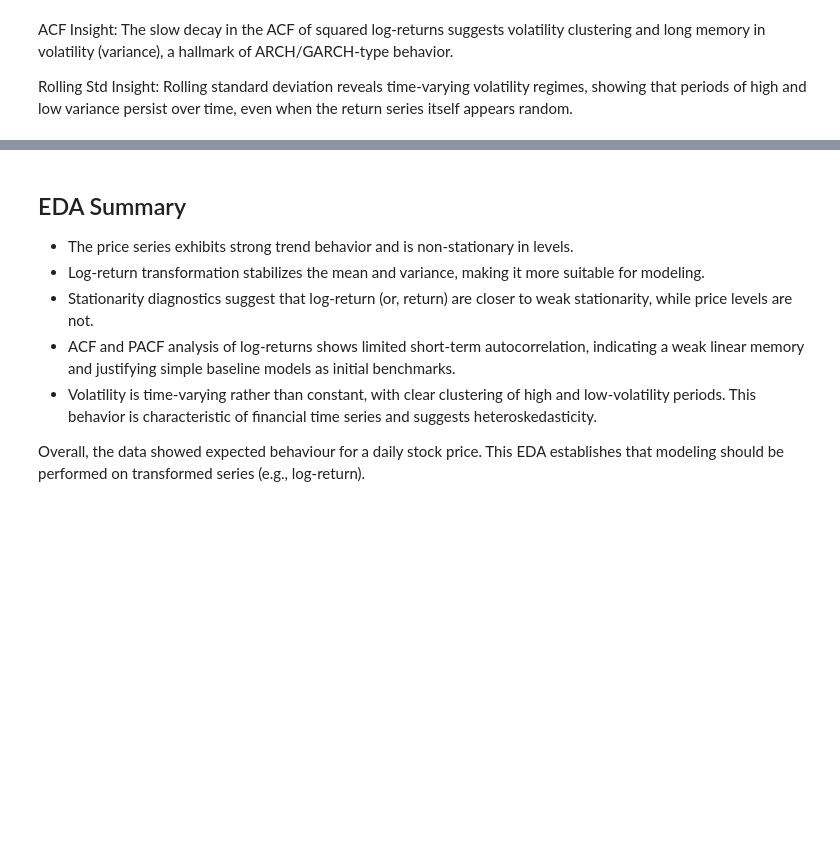
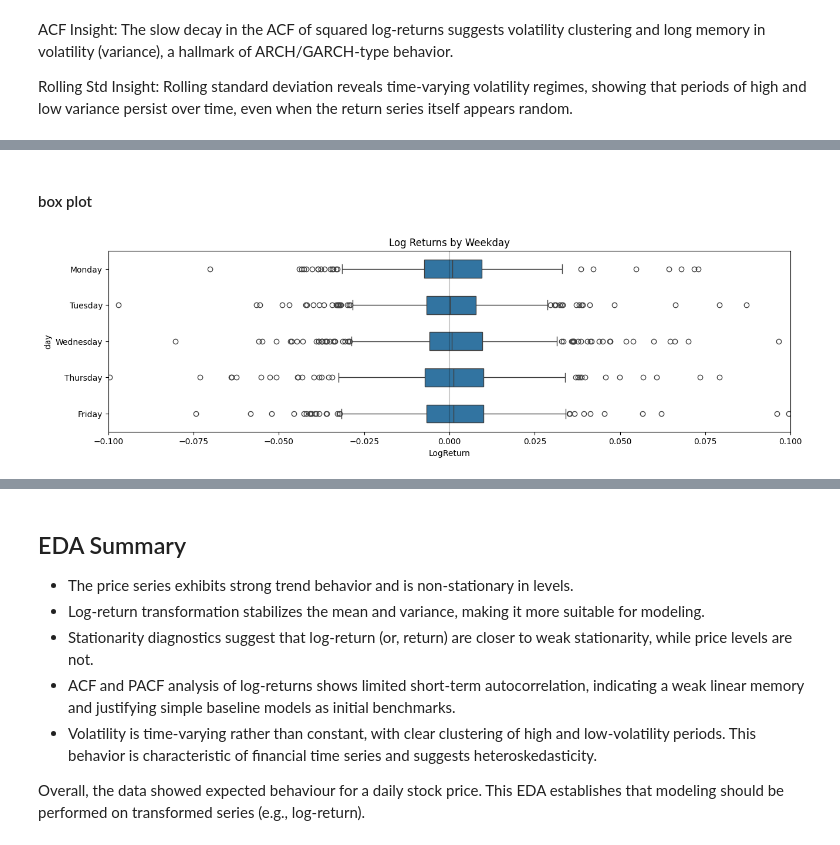
Before and after one commit to shashankgarewal/Time-Series-Analysis-Forecasting, a Jupyter notebook: notebooks/02_eda_analysis.ipynb, the cells around one changed output, grey strips where cells are left out. Cells and saved outputs as stored; diff of their text form; code cells hidden in the pictures; blank space fills up the shorter version.

Commit message:
Add Calendar Effects - Box and Distribution plot

```diff
--- a/notebooks/02_eda_analysis.ipynb
+++ b/notebooks/02_eda_analysis.ipynb
@@ -525,0 +537,24 @@ Rolling Std Insight: Rolling standard deviation reveals time-varying volatility
+# %%
+df['day'] = df.index.day_name()
+df['month'] = df.index.month
+df['week_no'] = df.index.day_of_week
+
+order = ['Monday', 'Tuesday', 'Wednesday', 'Thursday', 'Friday']
+df['day'] = pd.Categorical(df['day'], categories=order, ordered=True)
+
+order = list(range(1, 13))
+df['month'] = pd.Categorical(df['month'], categories=order, ordered=True)
+
+order = list(range(1, 5))
+df['week_no'] = pd.Categorical(df['week_no'], categories=order, ordered=True)
+# %% [markdown]
+#### box plot
+# %%
+plt.figure(figsize=(15,4))
+sns.boxplot(data=df, x='LogReturn', y ='day', width=0.5)
+plt.axvline(0, color='black', alpha=0.2)
+plt.xlim(-0.1, 0.1)
+plt.title('Log Returns by Weekday')
+plt.show()
+# %% [output]
+[figure, added]
```
Also changed, not shown: parts of 8 cells of this notebook.
